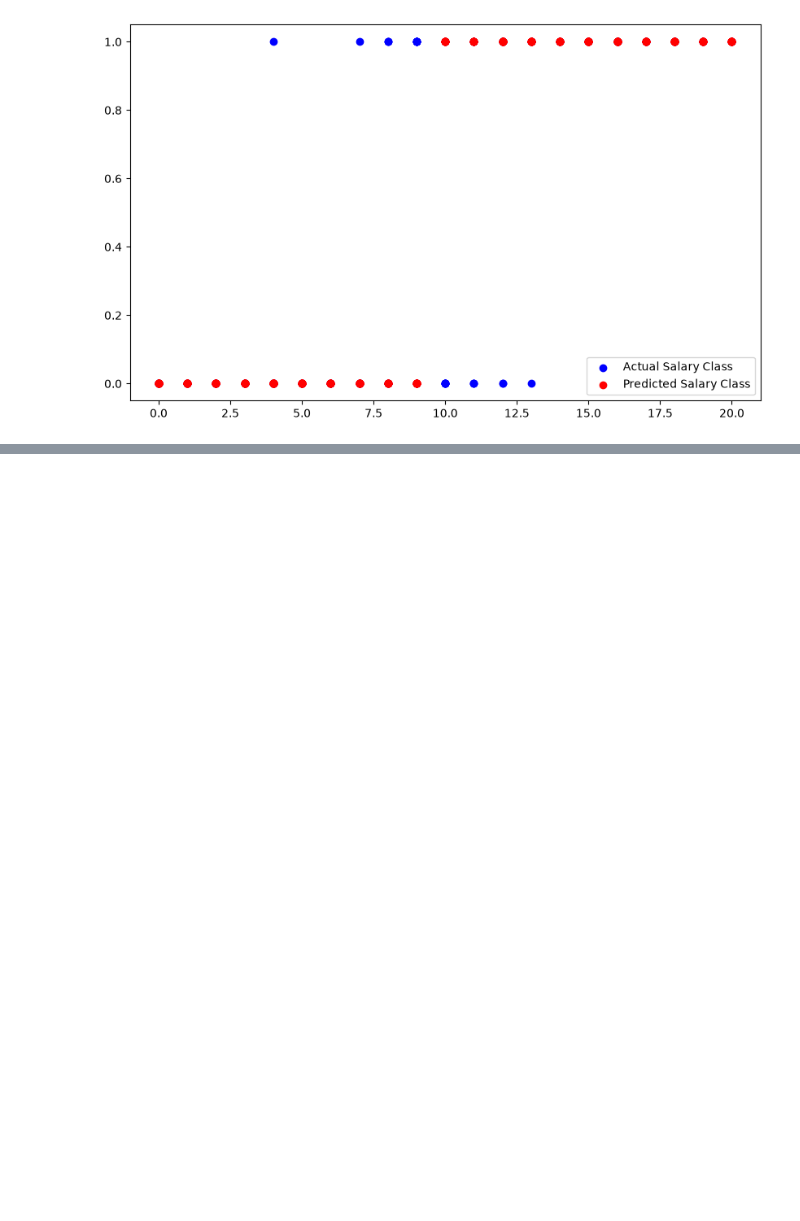
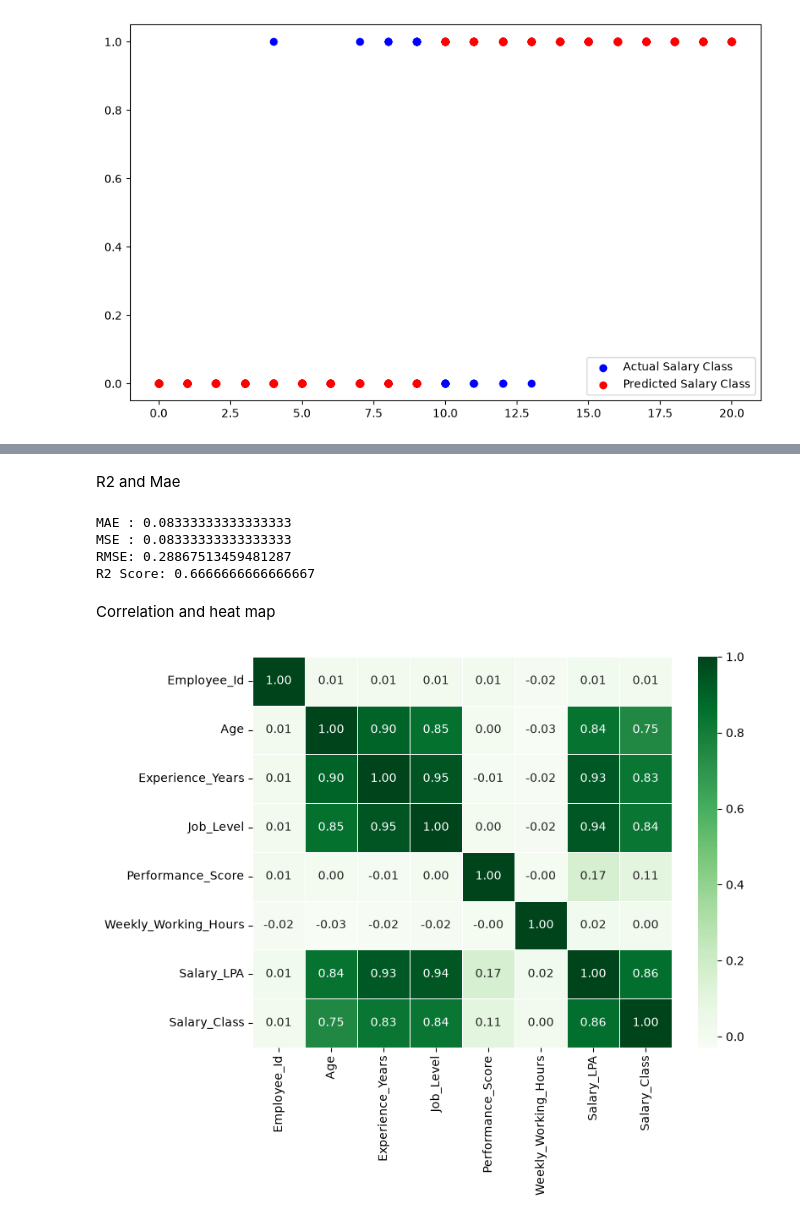
Before and after one commit to asifrahmanshaik27/AIML-PROJECT, a Jupyter notebook: Logistic_Regression.ipynb, the cells around one changed output, grey strips where cells are left out. Drawn from its saved outputs; the diff is of its cells as text; code cells hidden in the pictures; blank space fills up the shorter version.

```diff
--- a/Logistic_Regression.ipynb
+++ b/Logistic_Regression.ipynb
@@ -125,0 +159,51 @@ Actual vs Predicted Salary
+# %% [markdown]
+R2 and Mae
+# %%
+import pandas as pd
+import matplotlib.pyplot as plt
+
+from sklearn.model_selection import train_test_split
+from sklearn.linear_model import LinearRegression
+
+from sklearn.metrics import (
+    mean_absolute_error,
+    mean_squared_error,
+    r2_score
+)
+
+
+
+mean_absolute_error = mean_absolute_error(y_test, y_pred)
+
+mean_squared_error = mean_squared_error(y_test, y_pred)
+
+rmse = mean_squared_error ** 0.5
+
+r2 = r2_score(y_test, y_pred)
+print("MAE :", mean_absolute_error)
+print("MSE :", mean_squared_error)
+print("RMSE:", rmse)
+print("R2 Score:", r2)
+# %% [output]
+MAE : 0.08333333333333333
+MSE : 0.08333333333333333
+RMSE: 0.28867513459481287
+R2 Score: 0.6666666666666667
+# %% [markdown]
+Correlation and heat map
+# %%
+import  matplotlib.pyplot as plt
+import seaborn as sns
+corr_matrix=df.corr(numeric_only=True)
+plt.figure(figsize=(8,6))
+sns.heatmap(
+    corr_matrix,
+    annot=True,
+    cmap="Greens",
+    fmt=".2f",
+    linewidths=0.5
+)
+plt.title = ("correlation matrix")
+plt.show()
+# %% [output]
+[figure, added]
```
Also changed, not shown: parts of 3 cells of this notebook, 2 other files.
